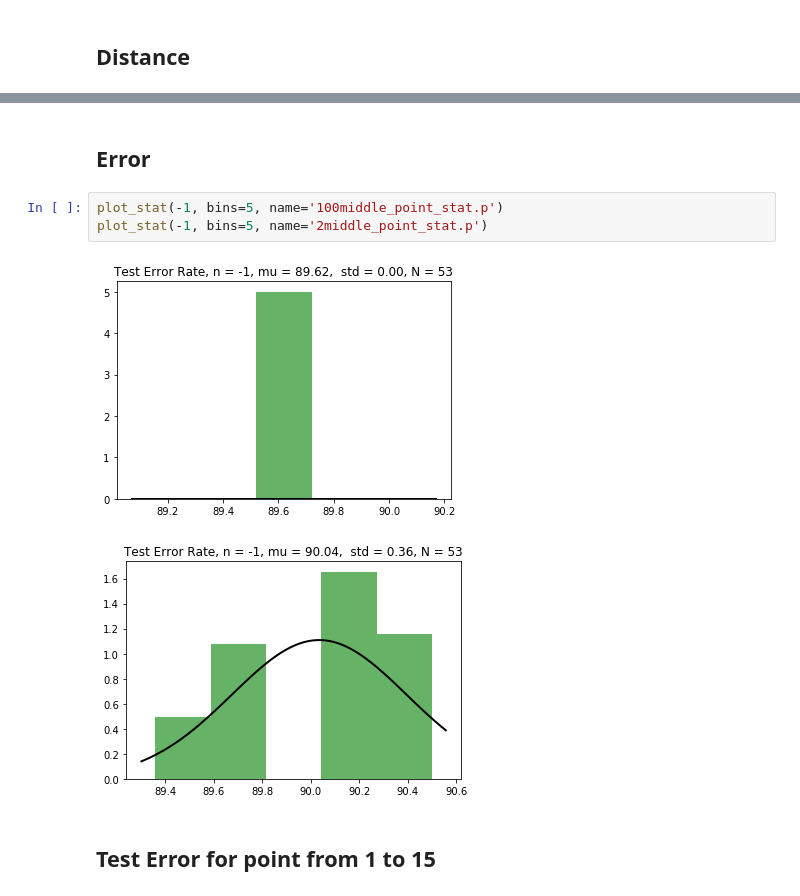
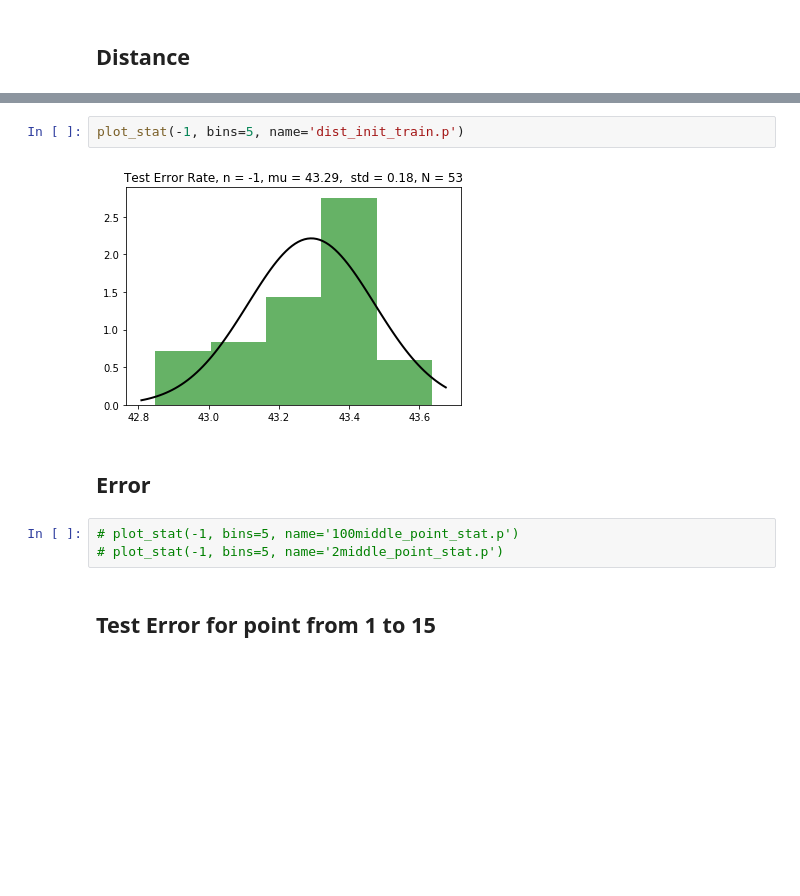
Before and after one commit to avecplezir/dnn-mode-connectivity, a Jupyter notebook: compute_statistic.ipynb, the cells around one changed output, grey strips where cells are left out. Cells and saved outputs as stored; diff of their text form; blank space fills up the shorter version.

```diff
--- a/compute_statistic.ipynb
+++ b/compute_statistic.ipynb
@@ -107,11 +161,12 @@ plot_stat(-1, bins=5, name='2middle_point_stat.p')
 [figure]
+# %%
+plot_stat(-1, bins=5, name='dist_init_train.p')
+# %% [output]
+[figure, added]
 # %% [markdown]
 ## Error
 # %%
-plot_stat(-1, bins=5, name='100middle_point_stat.p')
-plot_stat(-1, bins=5, name='2middle_point_stat.p')
+# plot_stat(-1, bins=5, name='100middle_point_stat.p')
+# plot_stat(-1, bins=5, name='2middle_point_stat.p')
-# %% [output]
-[figure, removed]
-[figure, removed]
 # %% [markdown]
 ##  Test Error for point from 1 to 15
```
Also changed, not shown: parts of 8 cells of this notebook, 18 other files.
